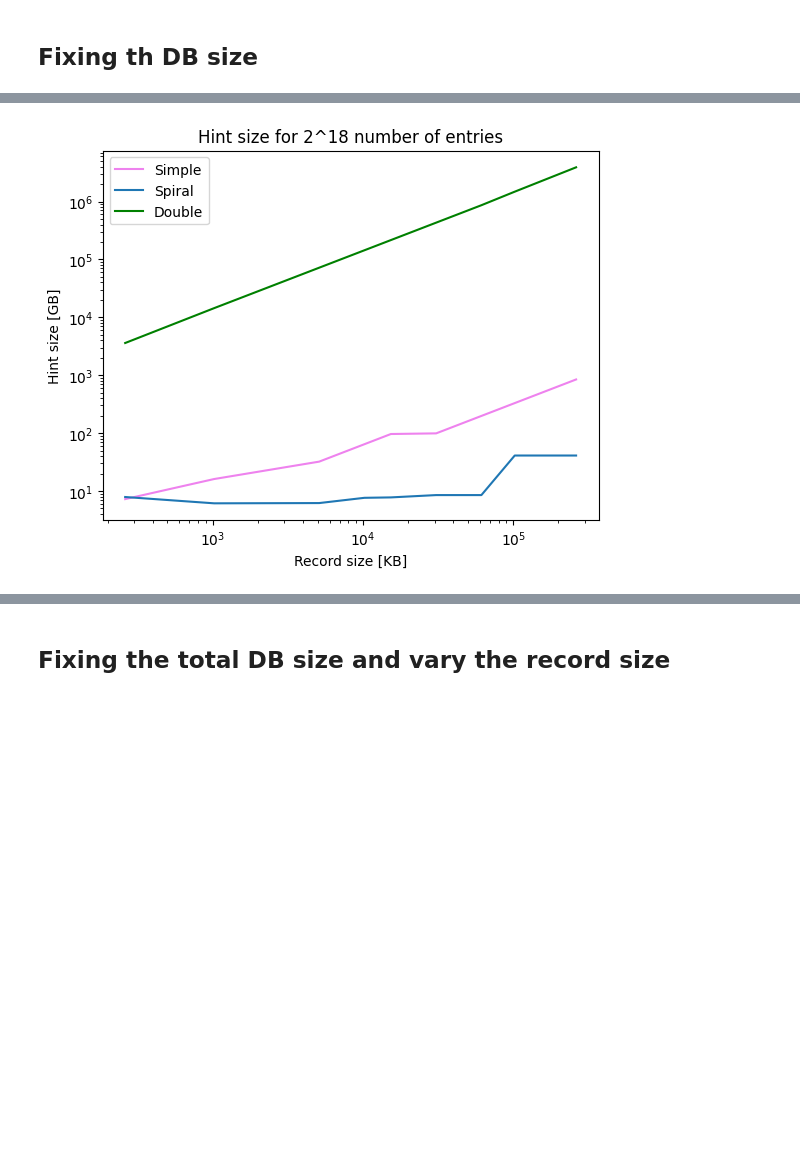
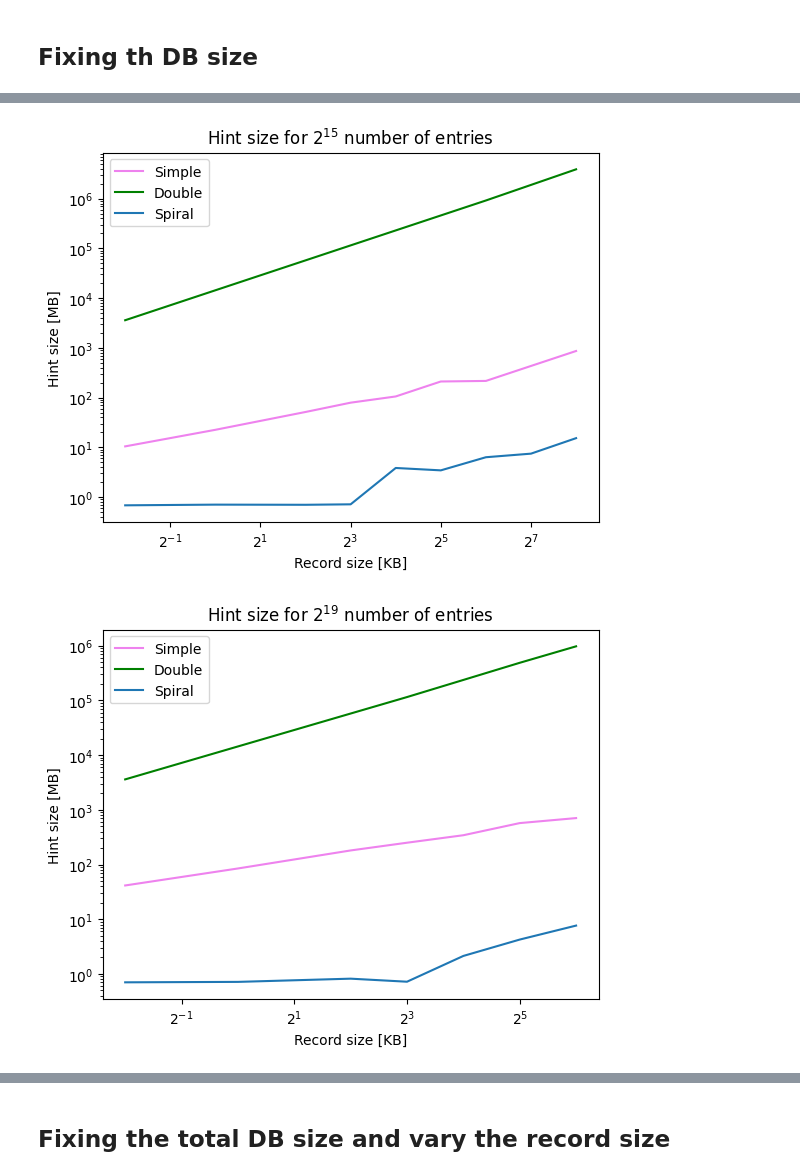
Before and after one commit to sophiartl/PIR_project, a Jupyter notebook: plots/hint.ipynb, the cells around one changed output, grey strips where cells are left out. Drawn from its saved outputs; the diff is of its cells as text; code cells hidden in the pictures; blank space fills up the shorter version.

```diff
--- a/plots/hint.ipynb
+++ b/plots/hint.ipynb
@@ -8,8 +8,8 @@ np.set_printoptions(formatter={'all':lambda x: str(x)})
 spi_total = np.loadtxt("spiral_xp_plt.csv",
                  delimiter=",")
 # %%
-simple_total = np.loadtxt("simple_data.csv",
+simple_total = np.loadtxt("simple_taskset.csv",
                  delimiter=",")
 # %%
-double_total = np.loadtxt("double_data.csv",
+double_total = np.loadtxt("doulbe_taskset.csv",
                  delimiter=",")
@@ -176,28 +122,72 @@ plt.show()
 # %%
-#spiral+double+simple 2^18
+#spiral+double+simple 2^15
 
-mine = simple_total[np.where(simple_total[:,0] == 16384)]
-hint_simp =  mine[:,5]/1024
+mine = simple_total[np.where(simple_total[:,0] == 32768)]
+hint_simp =  mine[:,7]
 # total_size = mine[:,2]/(1024**2)
-rec_size = np.multiply([0.256,1,5,10,15,30,60,100,256],1024)
+# rec_size = np.multiply([0.256,1,5,10,15,30,60,100,256],1024)
+rec_size = [0.25,1,4,8,16,32,64,128,256]
+
 plt.plot(rec_size, hint_simp,label =  'Simple', color ='violet')
 
+mine = double_total[np.where(double_total[:,0] == 32768)]
+hint = mine[:,8]*1024
+rec_size = np.unique(mine[:,1])
 
-mine = spi_total[np.where(spi_total[:,0 ] == 16384)]
-hint =mine[:,7]/1024
+
+plt.plot(rec_size, hint, label =  'Double',  color ='green')
+rec_size = [0.25,1,4,8,16,32,64,128,256]
+
+mine = spi_total[np.where(spi_total[:,0 ] == 32768)]
+hint =mine[:,6]/1024
 plt.plot(rec_size, hint,label = 'Spiral')
 
-mine = double_total[np.where(double_total[:,0] == 16384)]
-hint = mine[:,5]/1024 #KB
-# ax.set_yscale('log', basey=2)
-plt.plot(rec_size, hint, label =  'Double',  color ='green')
-plt.xscale('log', base=10)
+
+
+
+
+plt.xscale('log',base=2)
 plt.yscale('log', base=10)
 
 plt.legend()
 plt.xlabel("Record size [KB]")
-plt.ylabel("Hint size [GB]")
-plt.title("Hint size for 2^18 number of entries")
+plt.ylabel("Hint size [MB]")
+plt.title("Hint size for $2^{15}$ number of entries")
 plt.show()
+
+
+mine = simple_total[np.where(simple_total[:,0] == 2**19)]
+hint_simp =  mine[:,7]
+# total_size = mine[:,2]/(1024**2)
+# rec_size = np.multiply([0.256,1,5,10,15,30,60,100,256],1024)
+rec_size = np.unique(mine[:,1])
+
+plt.plot(rec_size, hint_simp,label =  'Simple', color ='violet')
+
+mine = double_total[np.where(double_total[:,0] == 2**19)]
+hint = mine[:,8]*1024
+rec_size = np.unique(mine[:,1])
+
+
+plt.plot(rec_size, hint, label =  'Double',  color ='green')
+rec_size = np.unique(mine[:,1])
+
+mine = spi_total[np.where(spi_total[:,0 ] == 2**19)]
+hint =mine[:,6]/1024
+plt.plot(rec_size, hint,label = 'Spiral')
+
+
+
+
+
+plt.xscale('log',base=2)
+plt.yscale('log', base=10)
+
+plt.legend()
+plt.xlabel("Record size [KB]")
+plt.ylabel("Hint size [MB]")
+plt.title("Hint size for $2^{19}$ number of entries")
+plt.show()
 # %% [output]
-[figure, old version]
+[figure, new version]
+[figure, added]
```
Also changed, not shown: parts of 12 cells of this notebook, 19 other files.
